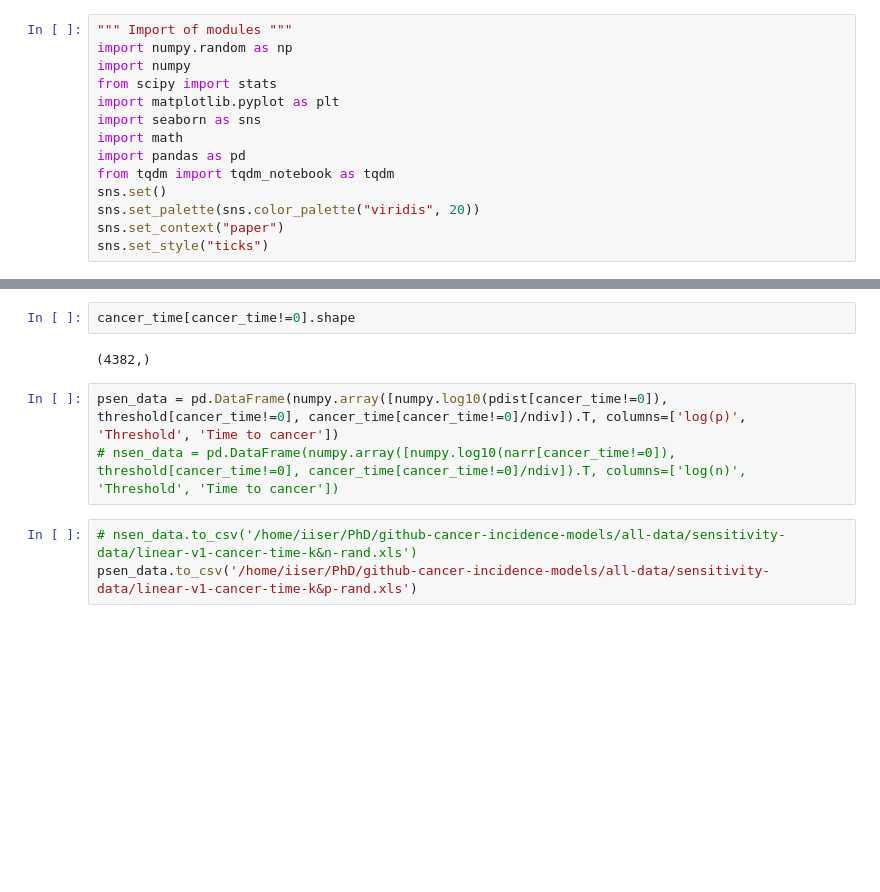
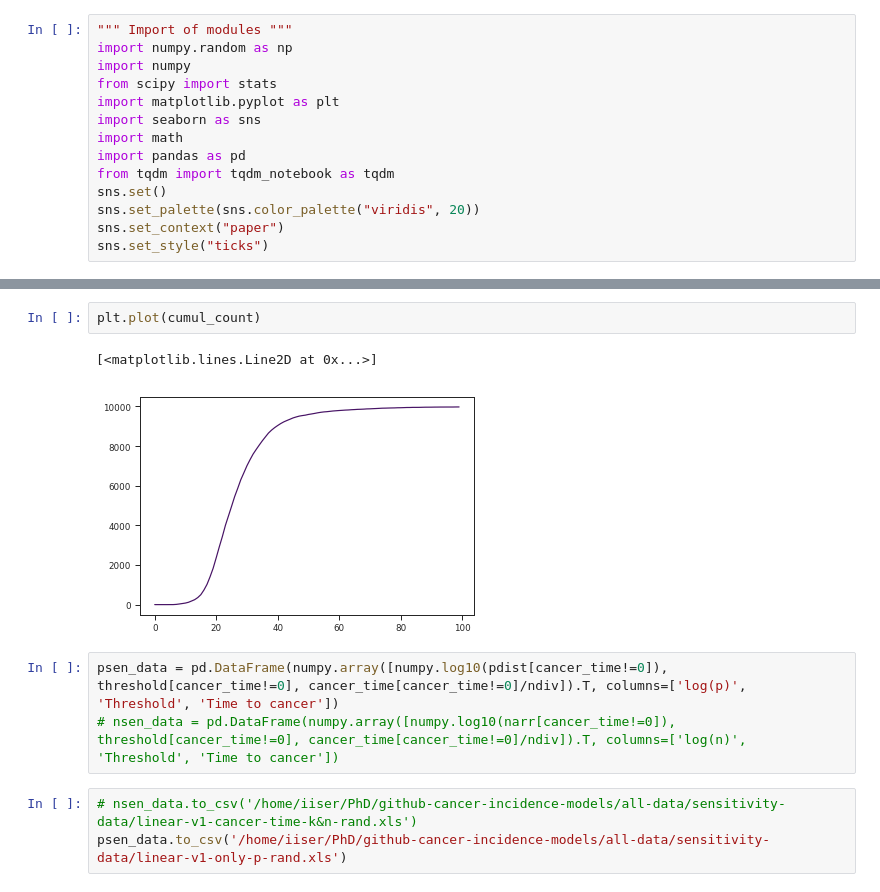
Before and after one commit to vibishanb/cancer-incidence-models, a Jupyter notebook: codes/linear-model-v1-sensitivity-analysis.ipynb, the cells around one changed output, grey strips where cells are left out. Saved outputs shown, nothing was run; the diff lists cells and outputs as text; blank space fills up the shorter version.

```diff
--- a/codes/linear-model-v1-sensitivity-analysis.ipynb
+++ b/codes/linear-model-v1-sensitivity-analysis.ipynb
@@ -98,16 +102,17 @@ crude_rate = cancer_fract*100000
 #     flag += 1
 # %% [output]
 [interactive output not drawn]
-# %%
-cancer_time[cancer_time!=0].shape
-# %% [output]
-(4382,)
+# %%
+plt.plot(cumul_count)
+# %% [output]
+[<matplotlib.lines.Line2D at 0x...>]
+[figure, added]
 # %%
 psen_data = pd.DataFrame(numpy.array([numpy.log10(pdist[cancer_time!=0]), threshold[cancer_time!=0], cancer_time[cancer_time!=0]/ndiv]).T, columns=['log(p)', 'Threshold', 'Time to cancer'])
 # nsen_data = pd.DataFrame(numpy.array([numpy.log10(narr[cancer_time!=0]), threshold[cancer_time!=0], cancer_time[cancer_time!=0]/ndiv]).T, columns=['log(n)', 'Threshold', 'Time to cancer'])
 # %%
 # nsen_data.to_csv('/home/iiser/PhD/github-cancer-incidence-models/all-data/sensitivity-data/linear-v1-cancer-time-k&n-rand.xls')
-psen_data.to_csv('/home/iiser/PhD/github-cancer-incidence-models/all-data/sensitivity-data/linear-v1-cancer-time-k&p-rand.xls')
+psen_data.to_csv('/home/iiser/PhD/github-cancer-incidence-models/all-data/sensitivity-data/linear-v1-only-p-rand.xls')
 # %%
 sns.jointplot(x='Threshold', y='Time to cancer', data=psen_data, kind='reg', stat_func=stats.pearsonr)
 plt.tight_layout()
```
Also changed, not shown: parts of 4 cells of this notebook, 1 other file.
